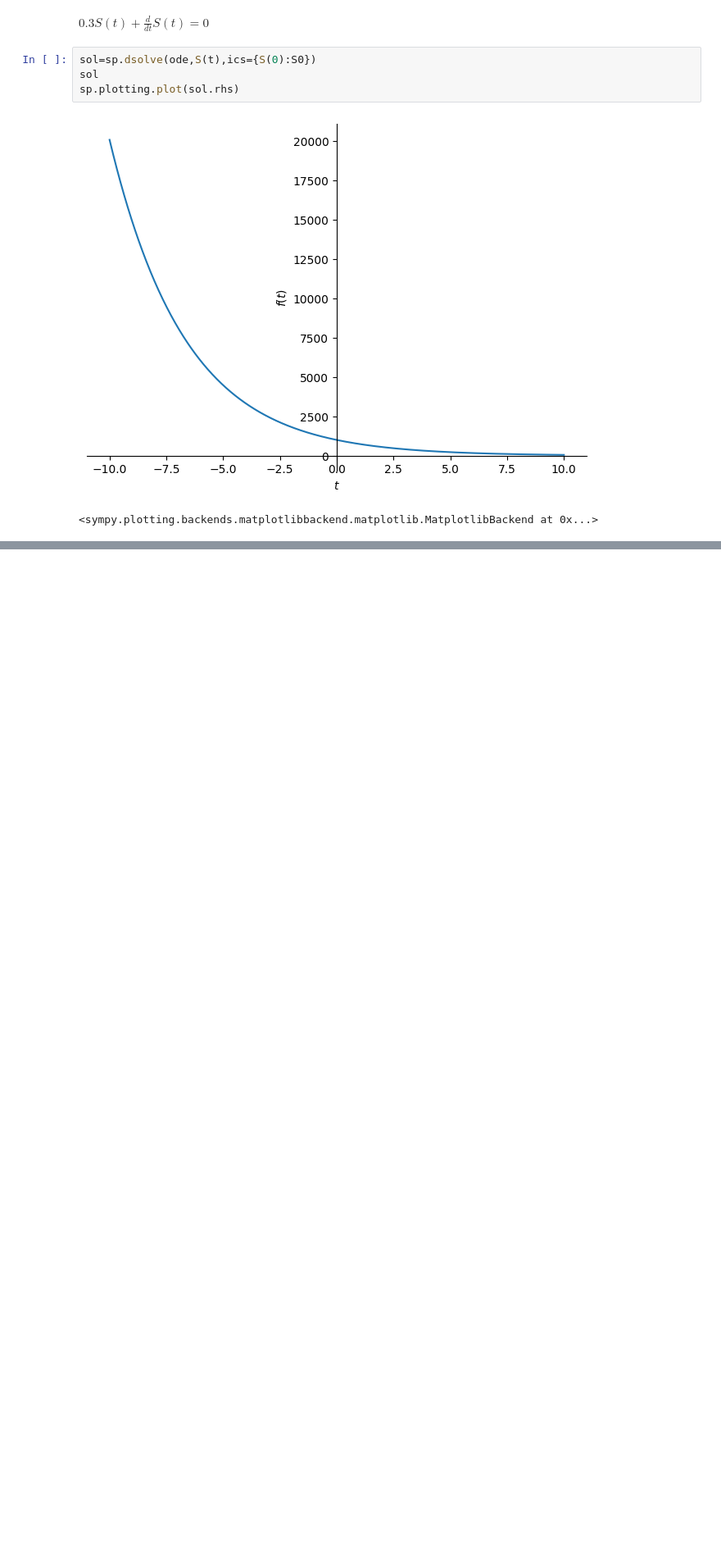
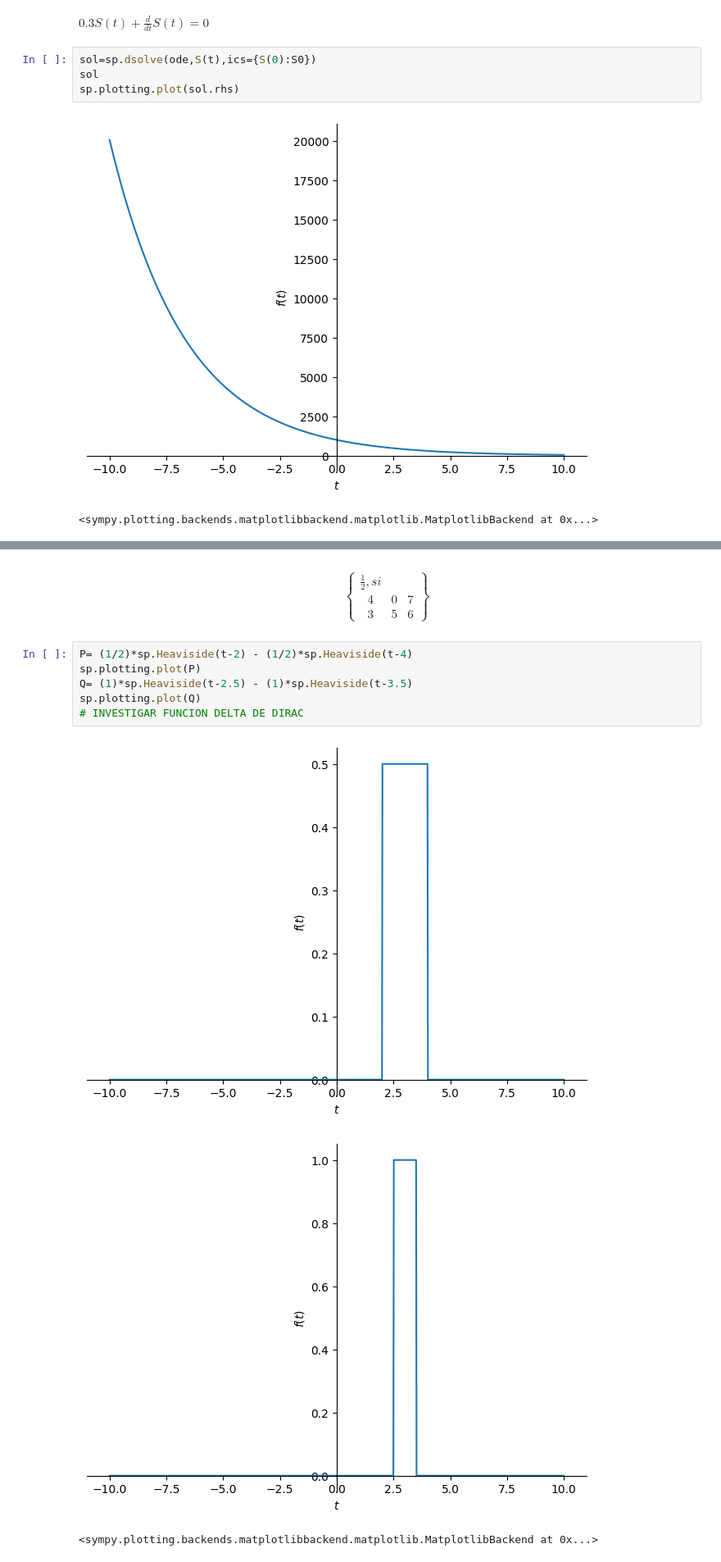
Before and after one commit to Wenypb/Simulacion, a Jupyter notebook: Tutorial_sympy.ipynb, the cells around one changed output, grey strips where cells are left out. Shown at 82% size. Cells and saved outputs as stored; diff of their text form; blank space fills up the shorter version.

```diff
--- a/Tutorial_sympy.ipynb
+++ b/Tutorial_sympy.ipynb
@@ -54,0 +74,17 @@ sp.plotting.plot(sol.rhs)
+# %% [markdown]
+
+\begin{Bmatrix}
+\frac{1}{2} , si  \\
+4 & 0 & 7 \\
+3 & 5 & 6
+\end{Bmatrix}
+# %%
+P= (1/2)*sp.Heaviside(t-2) - (1/2)*sp.Heaviside(t-4)
+sp.plotting.plot(P)
+Q= (1)*sp.Heaviside(t-2.5) - (1)*sp.Heaviside(t-3.5)
+sp.plotting.plot(Q)
+# INVESTIGAR FUNCION DELTA DE DIRAC
+# %% [output]
+[figure, added]
+[figure, added]
+<sympy.plotting.backends.matplotlibbackend.matplotlib.MatplotlibBackend at 0x...>
```
Also changed, not shown: parts of 7 cells of this notebook.
